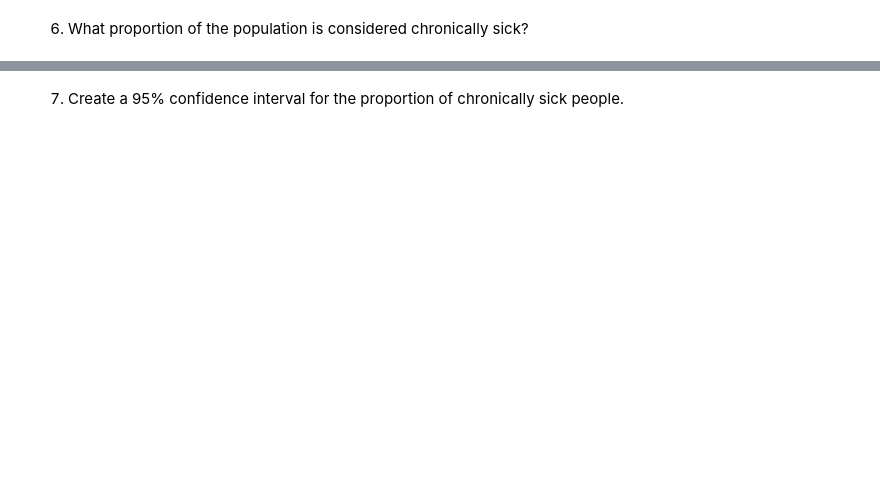
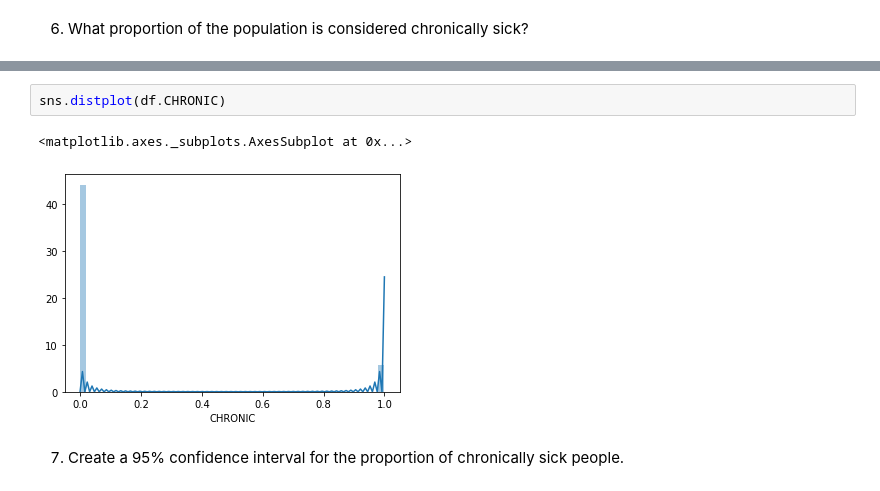
Before and after one commit to k0marrr1/nyc-mhtn-ds-010620-lectures, a Jupyter notebook: week_5/case_stud_stats/Statistical_Tests_Applied.ipynb, the cells around one changed output, grey strips where cells are left out. Cells and saved outputs as stored; diff of their text form; blank space fills up the shorter version.

```diff
--- a/week_5/case_stud_stats/Statistical_Tests_Applied.ipynb
+++ b/week_5/case_stud_stats/Statistical_Tests_Applied.ipynb
@@ -780,2 +687,7 @@ Confidence interval:
+# %%
+sns.distplot(df.CHRONIC)
+# %% [output]
+<matplotlib.axes._subplots.AxesSubplot at 0x...>
+[figure, added]
 # %% [markdown]
 7) Create a 95% confidence interval for the proportion of chronically sick people.
```
Also changed, not shown: parts of 24 cells of this notebook.
